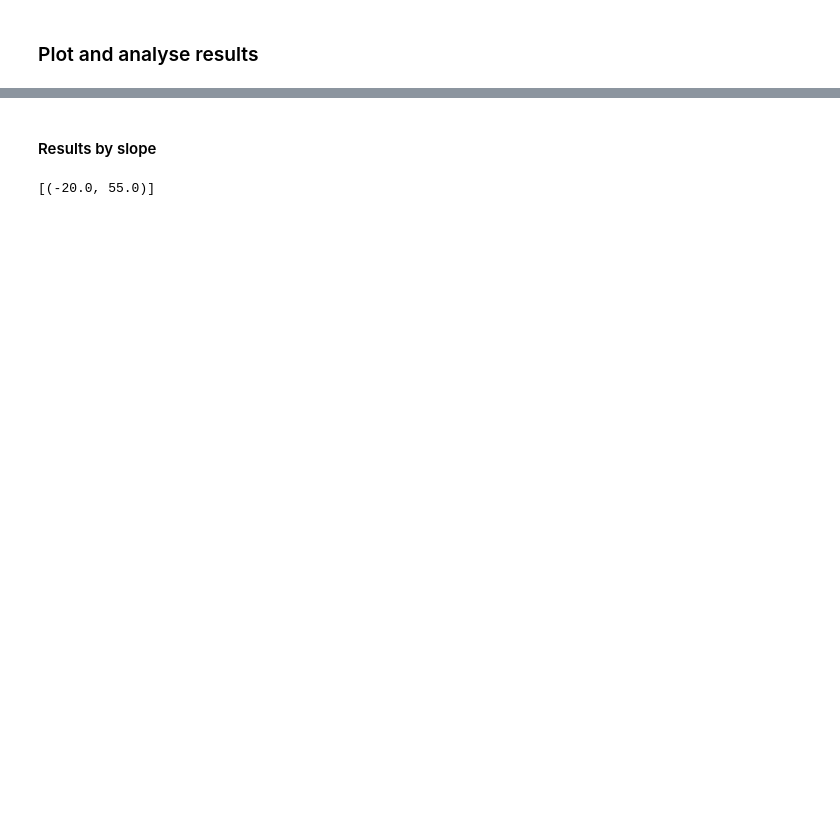
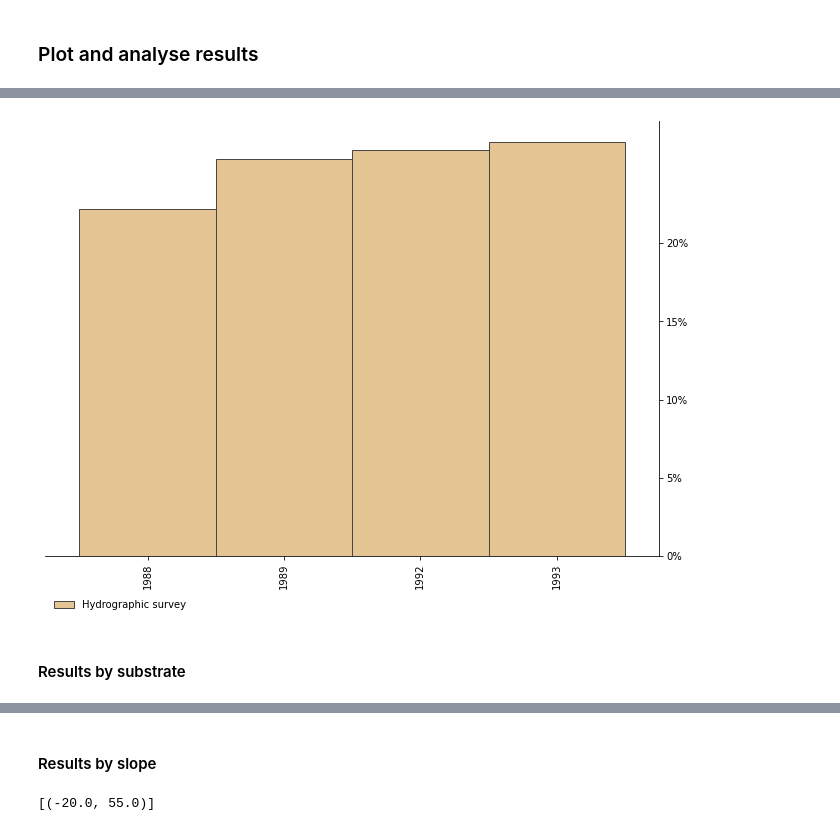
Before and after one commit to GeoscienceAustralia/dea-coastlines, a Jupyter notebook: validation/DEACoastlines_validation.ipynb, the cells around one changed output, grey strips where cells are left out. Drawn from its saved outputs; the diff is of its cells as text; code cells hidden in the pictures; blank space fills up the shorter version.

```diff
--- a/validation/DEACoastlines_validation.ipynb
+++ b/validation/DEACoastlines_validation.ipynb
@@ -374,0 +485,14 @@ stats_df.head()
+# %%
+rename_dict = dict(zip(stats_df.groupby(["source"])['year'].count().sort_values().index[0:4], ['Other']*4))
+rename_dict = {**rename_dict, **{'aerial photogrammetry': 'Aerial photogrammetry',
+                                 'drone photogrammetry': 'Drone photogrammetry',
+                                 'hydrographic survey': 'Hydrographic survey',
+                                 'lidar': 'LiDAR'}}
+
+counts_per_year = (stats_df
+                   .pipe(lambda x: x.assign(source_updated = x.source.replace(rename_dict)))
+                   .groupby(["year", "source_updated"])['n']
+                   .sum()
+                   .unstack())
+counts_per_year = counts_per_year / counts_per_year.sum().sum()
+counts_per_year
@@ -374,0 +506,24 @@ stats_df.head()
+# %%
+import matplotlib.ticker as mtick
+
+fig, ax = plt.subplots(1,1, figsize=(11, 8))
+counts_per_year.plot(ax=ax,
+                     kind='bar',
+                     stacked=True,
+                     width=1.0,
+                     edgecolor='#484746',
+                     linewidth=1.0,
+                     color=['#e5c494', '#ff7f0e', '#7295c1', '#8dbe8d', 'lightgrey']
+                    )
+ax.yaxis.set_ticks_position('right')
+ax.spines['left'].set_visible(False)
+ax.spines['top'].set_visible(False)
+ax.xaxis.label.set_visible(False)
+plt.yticks([0, 0.05, 0.10, 0.15, 0.20], ['0%', '5%', '10%', '15%', '20%']);
+plt.legend(loc="upper left", ncol=5, bbox_to_anchor=(0, -0.08), fancybox=False, shadow=False, frameon=False)
+
+# Export to file
+fig.savefig(fname='../bishoptaylor_2020/Validation_extent/validation_temporal.png',
+            dpi=300, pad_inches=0, bbox_inches="tight")
+# %% [output]
+[figure, added]
@@ -374,0 +532,2 @@ stats_df.head()
+# %% [markdown]
+#### Results by substrate
```
Also changed, not shown: parts of 54 cells of this notebook, 5 other files.
